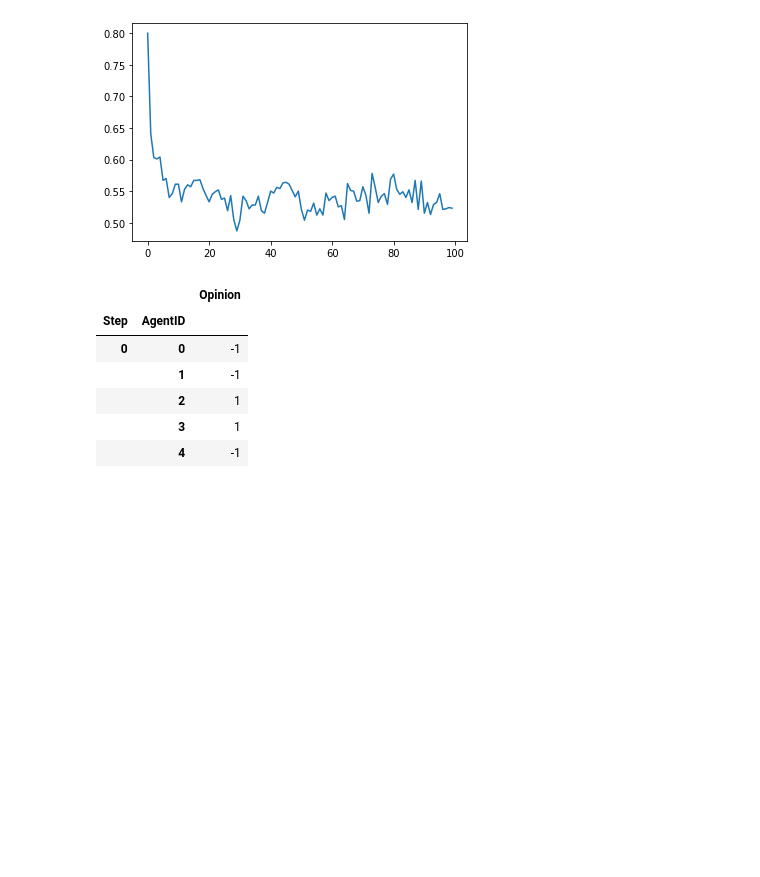
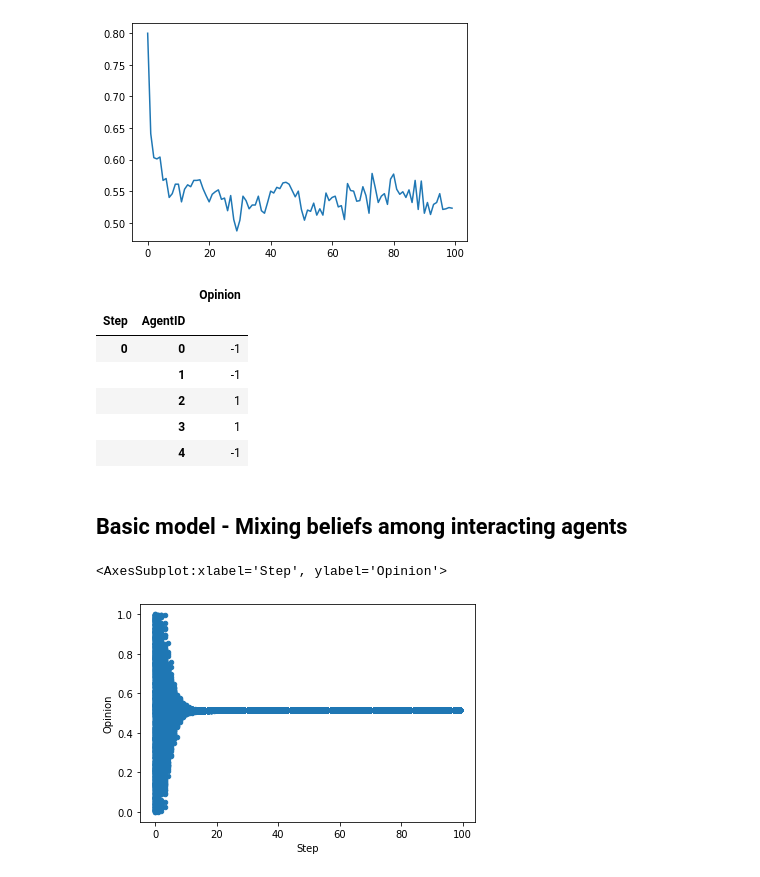
Before and after one commit to dgarcia-eu/ComputationalModellingSocialSystems-Solutions, a Jupyter notebook: 07_lecture/mesa-bounded-confidence-example.ipynb, the cells around one changed output. Saved outputs shown, nothing was run; the diff lists cells and outputs as text; code cells hidden in the pictures; blank space fills up the shorter version.

```diff
--- a/07_lecture/mesa-bounded-confidence-example.ipynb
+++ b/07_lecture/mesa-bounded-confidence-example.ipynb
@@ -172,3 +172,5 @@ opinions.head()
 |  | 2 | 1 |
 |  | 3 | 1 |
 |  | 4 | -1 |
+# %% [markdown]
+## Basic model - Mixing beliefs among interacting agents
@@ -174,0 +193,44 @@ opinions.head()
+# %%
+# Basic Model
+
+class OpinionModel(Model):
+    """A model with some number of agents."""
+    def __init__(self, Ag, treshold, convergence):
+        self.Ag_num = Ag
+        self.treshold = treshold
+        self.convergence = convergence
+
+        self.schedule = RandomActivation(self)
+
+        self.datacollector = DataCollector(    # < Note that we have both an agent and model data collector
+            model_reporters={"Treshold": "treshold"}, agent_reporters={"Opinion": "opinion"}
+        )
+
+        # Create agents
+        for x in range(Ag):
+            a = OpinionAgent(x, self, treshold, convergence, random.random())
+            self.schedule.add(a)
+
+    def step(self):
+        self.datacollector.collect(self)
+
+        self.schedule.step()
+# %%
+# Test the basic model
+
+ag_num = 1000  # Number of agents
+tresh_d = 0.5 # 0.2 Opinions distance treshold
+conver_mu = 0.5
+
+model = OpinionModel(Ag=ag_num, treshold=tresh_d, convergence=conver_mu)
+for i in range(100):
+    model.step()
+# %%
+# Show results
+
+opinions = model.datacollector.get_agent_vars_dataframe()
+opinions.reset_index(level='Step', inplace=True)
+opinions.plot.scatter(x = 'Step', y = 'Opinion')
+# %% [output]
+<AxesSubplot:xlabel='Step', ylabel='Opinion'>
+[figure, added]
```
Also changed, not shown: parts of 5 cells of this notebook, 4 other files.
